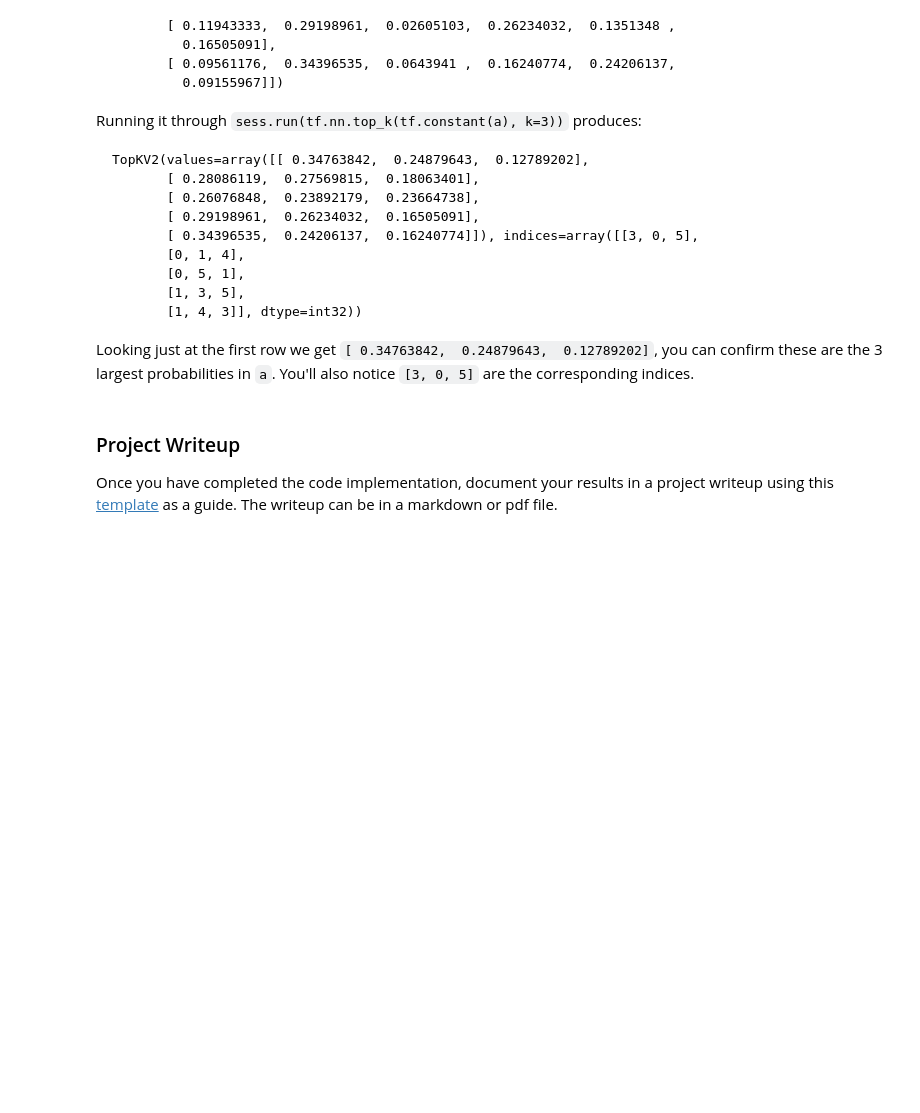
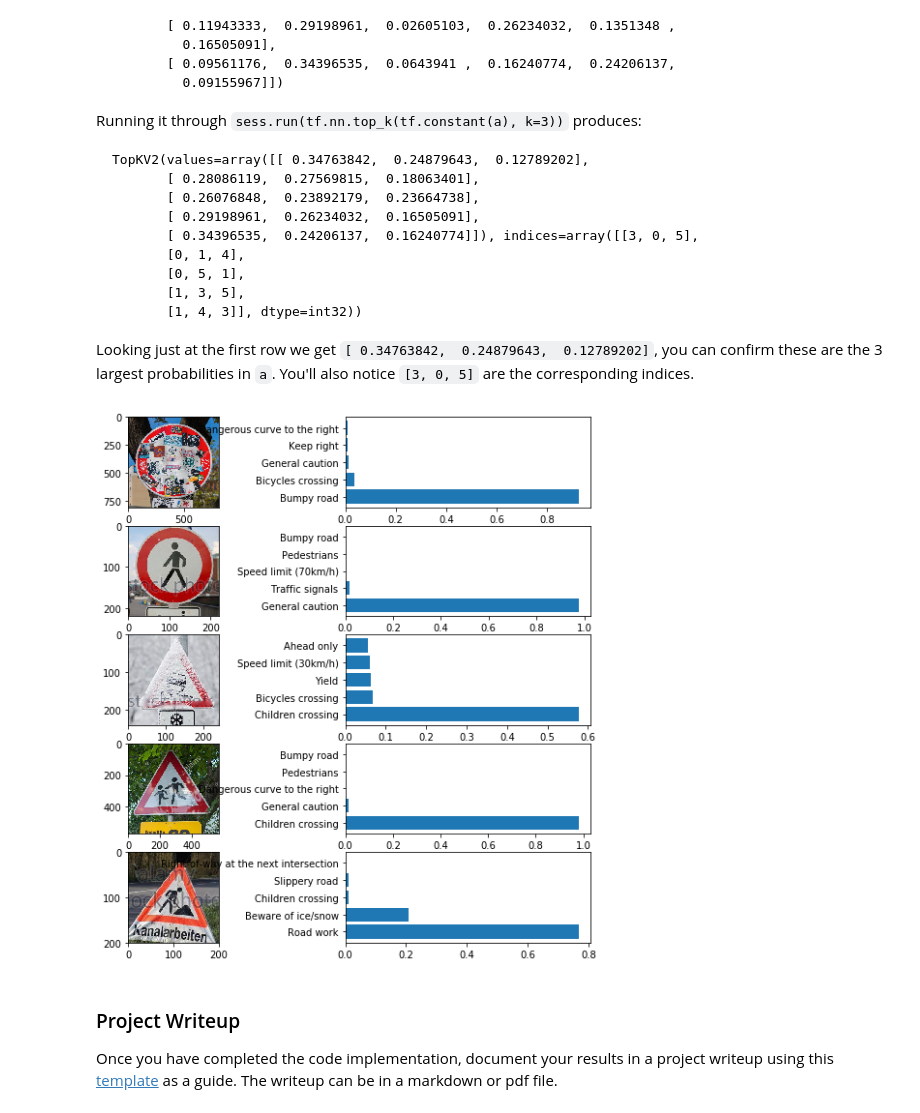
Before and after one commit to bejjani/udacityCarND, a Jupyter notebook: CarND-Traffic-Sign-Classifier-Project/Traffic_Sign_Classifier.ipynb, the cells around one changed output. Drawn from its saved outputs; the diff is of its cells as text; code cells hidden in the pictures; blank space fills up the shorter version.

```diff
--- a/CarND-Traffic-Sign-Classifier-Project/Traffic_Sign_Classifier.ipynb
+++ b/CarND-Traffic-Sign-Classifier-Project/Traffic_Sign_Classifier.ipynb
@@ -720,6 +692,19 @@ Looking just at the first row we get `[ 0.34763842,  0.24879643,  0.12789202]`,
 # %%
 ### Print out the top five softmax probabilities for the predictions on the German traffic sign images found on the web.
 ### Feel free to use as many code cells as needed.
+# %%
+from pandas.io.parsers import read_csv
+signnames = read_csv("signnames.csv").values[:, 1]
+
+n_images = new.shape[0]
+fig = plt.figure(figsize=(10,10))
+for i in np.arange(n_images):
+    fig.add_subplot(n_images,2,i*2+1)
+    plt.imshow(images[i].squeeze(), cmap='gray')
+    fig.add_subplot(n_images,2,i*2+2)
+    plt.barh(np.arange(5), new_top_5.values[i], tick_label = signnames[new_top_5.indices[i]])
+# %% [output]
+[figure, added]
 # %% [markdown]
 ### Project Writeup
 
```
Also changed, not shown: parts of 18 cells of this notebook, 27 other files.
